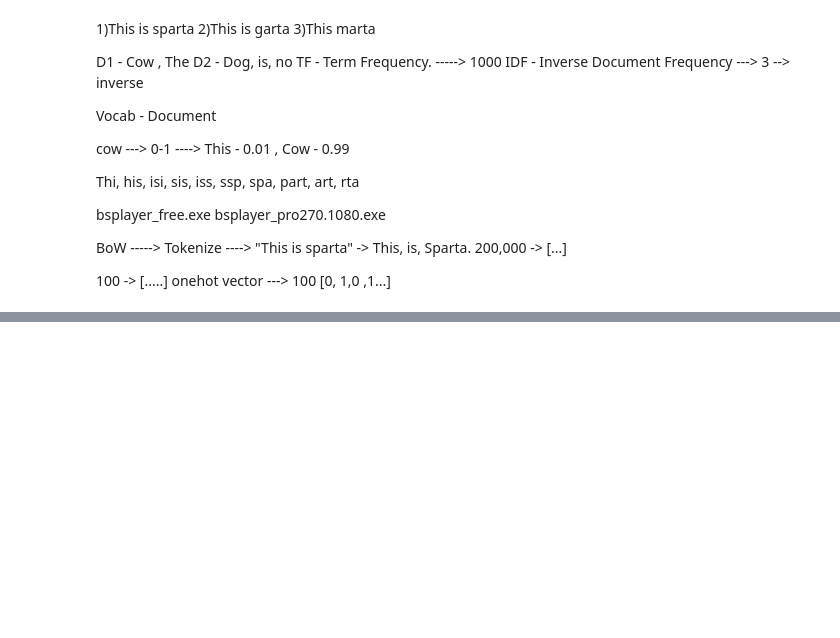
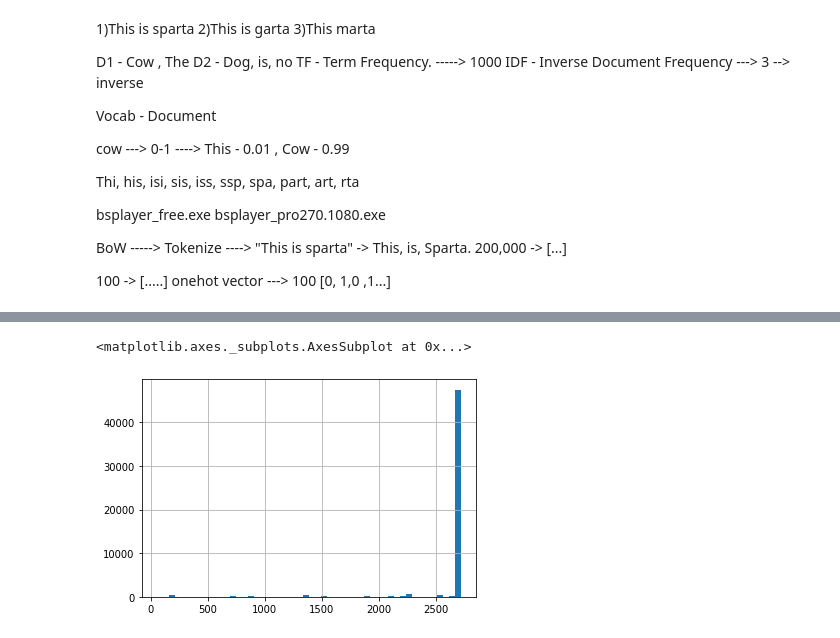
Before and after one commit to NitCoh/TextAnalysisForBigData, a Jupyter notebook: Big_Data_Analysis_for_Cyber_Security_Text_Analysis.ipynb, the cells around one changed output, grey strips where cells are left out. Cells and saved outputs as stored; diff of their text form; code cells hidden in the pictures; blank space fills up the shorter version.

```diff
--- a/Big_Data_Analysis_for_Cyber_Security_Text_Analysis.ipynb
+++ b/Big_Data_Analysis_for_Cyber_Security_Text_Analysis.ipynb
@@ -575,0 +625,5 @@ Counted labeled examples in test : 15218
+# %%
+train_df_mal.ThreatFamilyID.hist(bins=50)
+# %% [output]
+<matplotlib.axes._subplots.AxesSubplot at 0x...>
+[figure, added]
```
Also changed, not shown: parts of 26 cells of this notebook.
